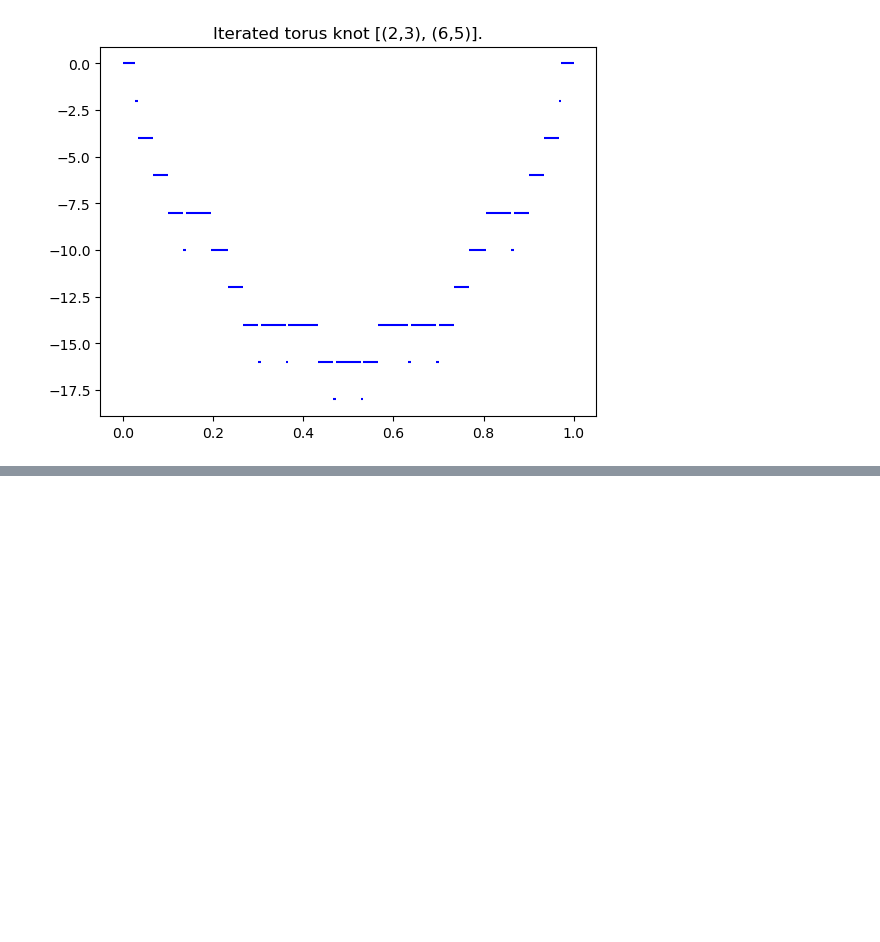
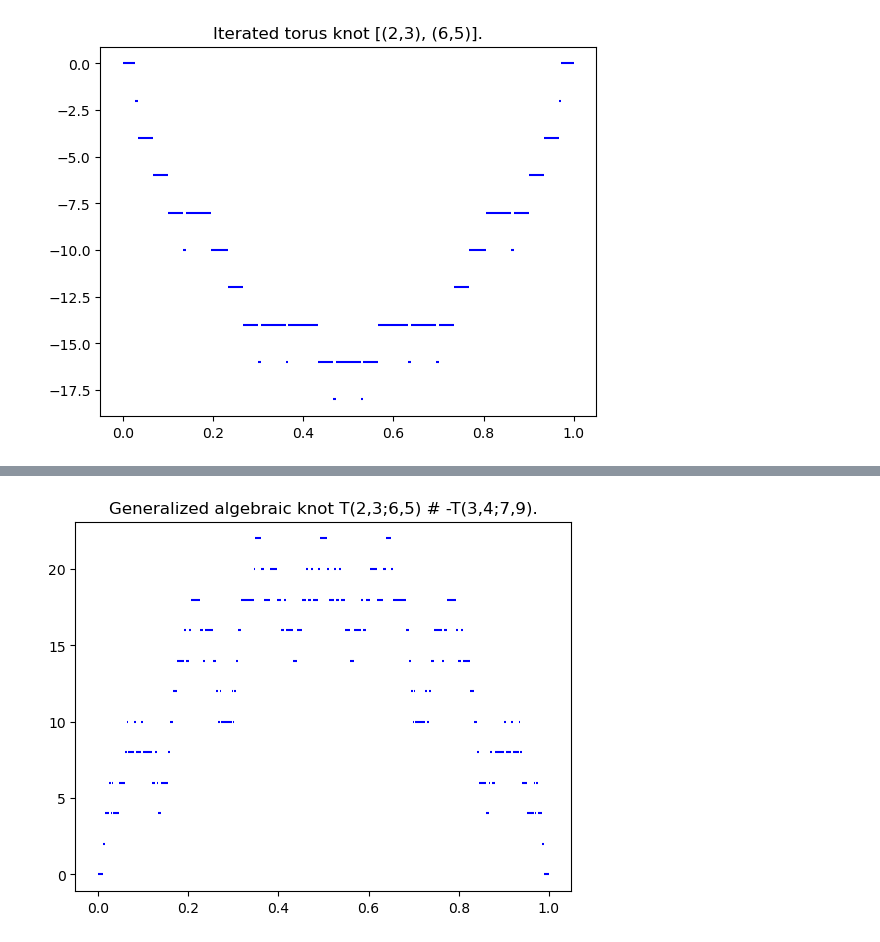
Before and after one commit to wpolitarczyk/signature-function, a Jupyter notebook: notebooks/LT-signature.ipynb, the cells around one changed output, grey strips where cells are left out. Saved outputs shown, nothing was run; the diff lists cells and outputs as text; code cells hidden in the pictures; blank space fills up the shorter version.

```diff
--- a/notebooks/LT-signature.ipynb
+++ b/notebooks/LT-signature.ipynb
@@ -147,0 +171,12 @@ SignaturePloter.plot(iterated_sig, title='Iterated torus knot [(2,3), (6,5)].')
+# %%
+# T(2,3;6,5) # -T(3,4;7,9)
+desc = [
+    (1, [(2,3), (6,5)]),
+    (-1, [(3,4), (7, 9)])
+]
+
+sig = LT_signature_generalized_algebraic_knot(desc)
+
+SignaturePloter.plot(sig, title="Generalized algebraic knot T(2,3;6,5) # -T(3,4;7,9).")
+# %% [output]
+[figure, added]
```
Also changed, not shown: parts of 8 cells of this notebook, 1 other file.
